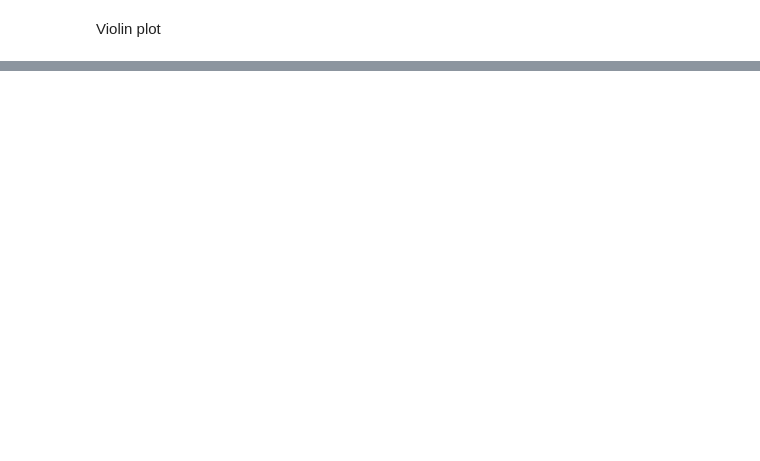
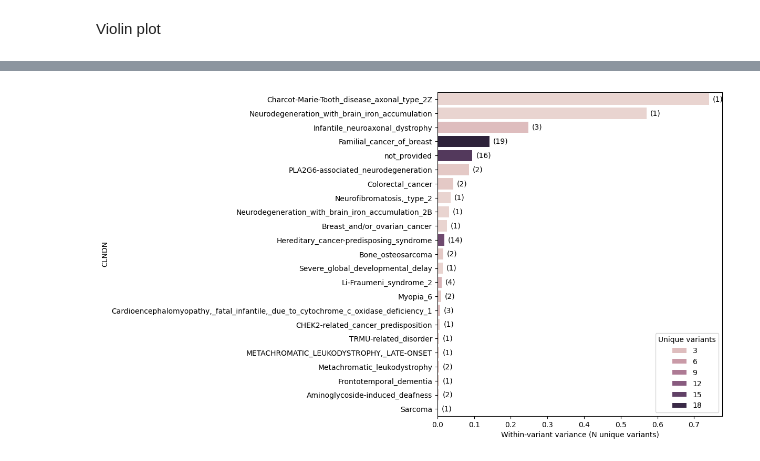
Before and after one commit to bschilder/VEP_DNA, a Jupyter notebook: notebooks/vep_analysis.ipynb, the cells around one changed output, grey strips where cells are left out. Cells and saved outputs as stored; diff of their text form; code cells hidden in the pictures; blank space fills up the shorter version.

```diff
--- a/notebooks/vep_analysis.ipynb
+++ b/notebooks/vep_analysis.ipynb
@@ -314,0 +413,10 @@ plot_kde(delta_df)
+# %%
+df = delta_df.loc[(delta_df["CLNSIG_simple"]=="path") & (delta_df["slot"]=="COVR")]
+df = va.add_onekg_metadata(df)
+df.loc[df["sample"]=="REF", "Super Population"] = "REF"
+df.loc[df["sample"]=="REF", "Population"] = "REF"
+df.loc[:,"CLNDN"] = df["CLNDN"].str.split("|")
+
+within_site_var = df.explode("CLNDN").reset_index(drop=True).groupby(["CLNDN","site"])["flashzoi"].var().reset_index().sort_values(by="flashzoi", ascending=False)
+within_site_var_mean = within_site_var.groupby(["CLNDN"]).agg({"flashzoi":"mean", "site":"nunique"}).sort_values(by="flashzoi", ascending=False).reset_index()
+within_site_var.head()
@@ -314,0 +430,13 @@ plot_kde(delta_df)
+# %%
+plt.figure(figsize=(7, 8))
+ax = sns.barplot(data=within_site_var_mean.drop_duplicates(subset=["flashzoi"]),
+             y="CLNDN", x="flashzoi",
+             hue="site")
+plt.legend(title="Unique variants", loc="lower right")
+plt.xlabel("Within-variant variance (N unique variants)")
+# Add site count annotations
+for i, row in enumerate(within_site_var_mean.drop_duplicates(subset=["flashzoi"]).itertuples()):
+    ax.text(row.flashzoi + 0.01, i, f"({row.site})",
+            va='center', ha='left')
+# %% [output]
+[figure, added]
```
Also changed, not shown: parts of 34 cells of this notebook, 11 other files.
